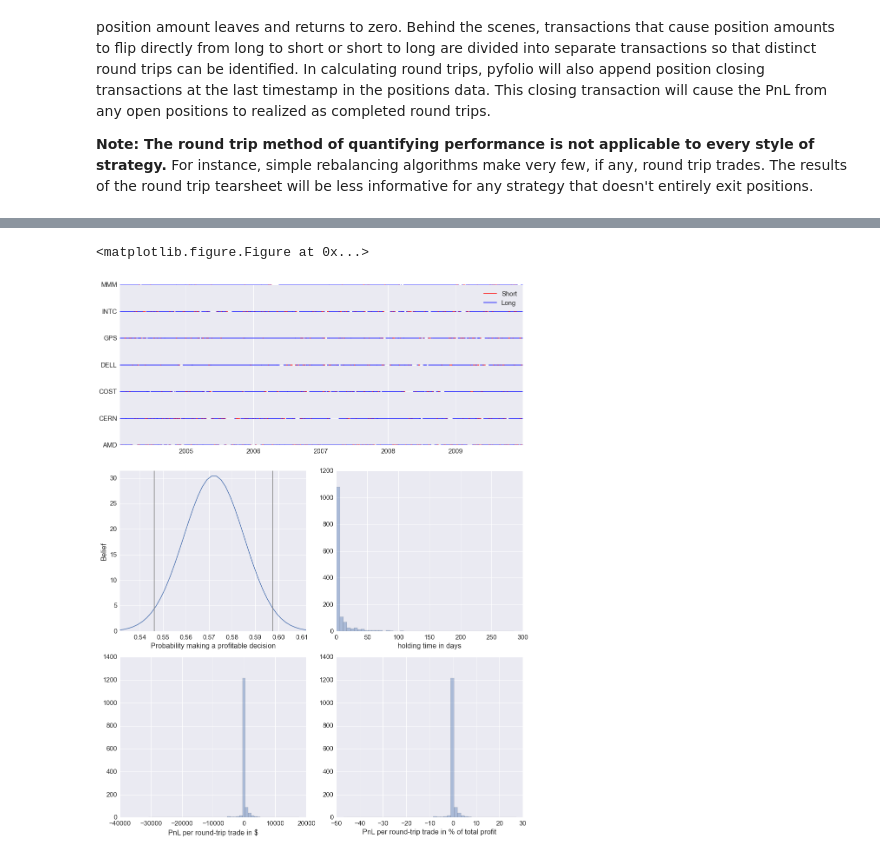
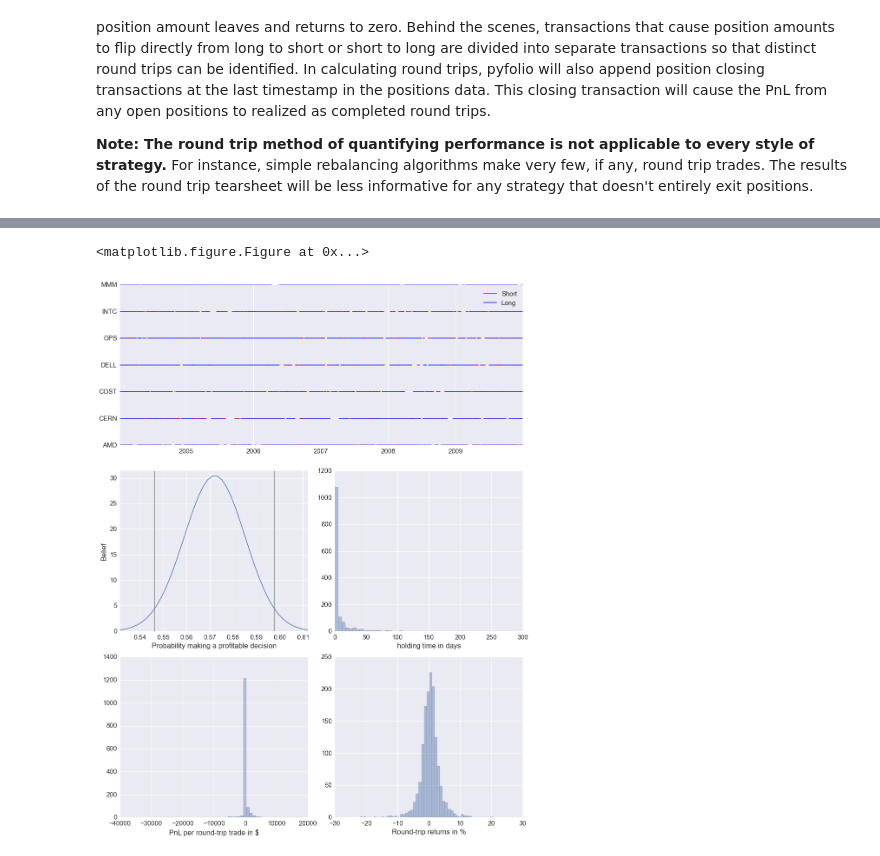
Before and after one commit to quantopian/pyfolio, a Jupyter notebook: pyfolio/examples/round_trip_example.ipynb, the cells around one changed output, grey strips where cells are left out. Cells and saved outputs as stored; diff of their text form; code cells hidden in the pictures.

Commit message:
MAINT Rerun round-trip example NB.

```diff
--- a/pyfolio/examples/round_trip_example.ipynb
+++ b/pyfolio/examples/round_trip_example.ipynb
@@ -27,5 +27,5 @@ returns = pd.read_csv(gzip.open('../tests/test_data/test_returns.csv.gz'),
 sect_map = {'COST': 'Consumer Goods', 'INTC':'Technology', 'CERN':'Healthcare', 'GPS':'Technology',
             'MMM': 'Construction', 'DELL': 'Technology', 'AMD':'Technology'}
 # %%
-pf.tears.create_round_trip_tear_sheet(transactions, positions, sector_mappings=sect_map)
+pf.tears.create_round_trip_tear_sheet(positions, transactions, sector_mappings=sect_map)
 # %% [output]
@@ -41,10 +41,10 @@ max          286 days 00:00:00  17835.869482     0.204385       True
 Percent of round trips profitable = 57.2%
 Mean return per winning round trip = 0.02181
 Mean return per losing round trip = -0.02108
 ... (18 lines left out)
 Healthcare        0.323077
 Construction      0.221479
 Technology        0.056480
 Name: pnl, dtype: float64
 <matplotlib.figure.Figure at 0x...>
-[figure, old version]
+[figure, new version]
```
Also changed, not shown: parts of 1 cell of this notebook.
